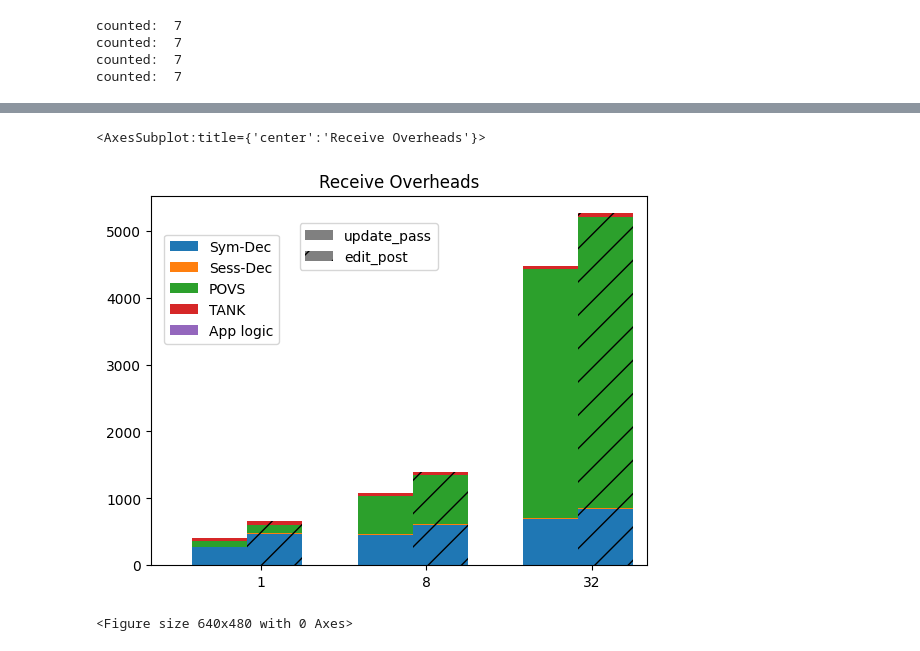
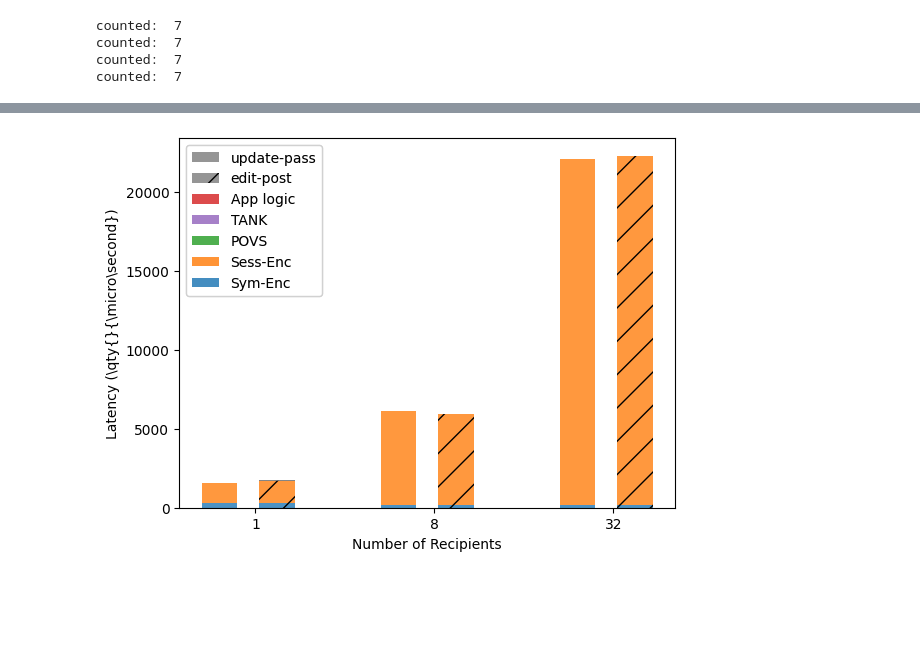
Before and after one commit to princeton-sns/scuba, a Jupyter notebook: client-bench/gen_figures.ipynb, the cells around one changed output, grey strips where cells are left out. Cells and saved outputs as stored; diff of their text form; code cells hidden in the pictures; blank space fills up the shorter version.

```diff
--- a/client-bench/gen_figures.ipynb
+++ b/client-bench/gen_figures.ipynb
@@ -339,6 +143,0 @@ plot_clustered_stacked([send_update_pass_df, send_edit_post_df],["update_pass",
-# %%
-plot_clustered_stacked([recv_update_pass_df, recv_edit_post_df],["update_pass", "edit_post"], "Receive Overheads")
-# %% [output]
-<AxesSubplot:title={'center':'Receive Overheads'}>
-[figure, removed]
-<Figure size 640x480 with 0 Axes>
@@ -344,0 +211,4 @@ plot_clustered_stacked([recv_update_pass_df, recv_edit_post_df],["update_pass",
+# %%
+plot_clustered_stacked_barchart(send_update_pass_df, send_edit_post_df, "send_bargraph.tikz.tex")
+# %% [output]
+[figure, added]
```
Also changed, not shown: parts of 12 cells of this notebook, 2 other files.
